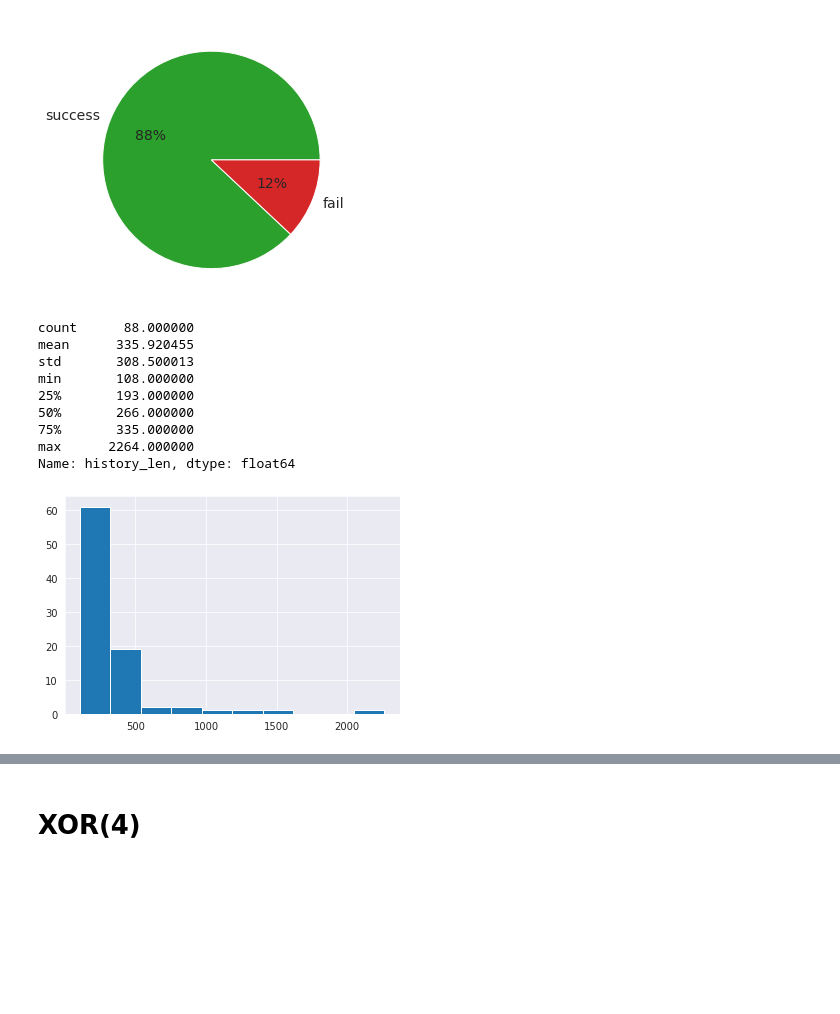
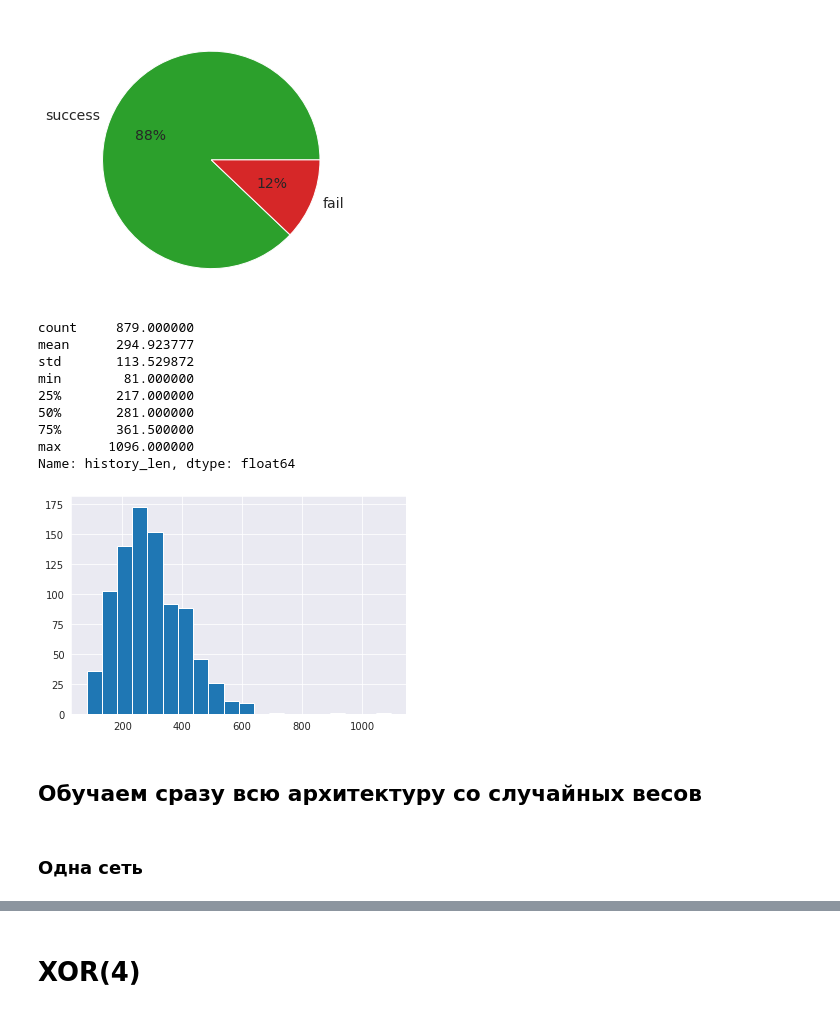
Before and after one commit to skolpin/neuro-boolean-research, a Jupyter notebook: incremental_synthesis.ipynb, the cells around one changed output, grey strips where cells are left out. Drawn from its saved outputs; the diff is of its cells as text; code cells hidden in the pictures; blank space fills up the shorter version.

```diff
--- a/incremental_synthesis.ipynb
+++ b/incremental_synthesis.ipynb
@@ -161,7 +161,7 @@ from copy import deepcopy
 # https://github.com/pytorch/pytorch/issues/36459#:~:text=Here%27s%20my%20definition%3A
 
 class BigModel(nn.Module):
-    def __init__(self, base_models : list, activation=nn.Sigmoid(), init_form='normal'):
+    def __init__(self, base_models : list, activation=nn.Sigmoid(), init_form=None):
         super().__init__()
         self.base_models = nn.ModuleList(deepcopy(base_models))
 
@@ -265,9 +265,7 @@ def plot_loss(history_loss):
 # %% [markdown]
 # XOR(2)
 # %%
-%%time
-
 n = 2
-X, y = _xor(2)
+X, y = _xor(n)
 to_dataframe(X, y)
 # %% [output]
@@ -339,11 +345,12 @@ Success!
 # %%
 %%time
-set_random_seed(42)
+# set_random_seed(42)
 history_dict = {}
+neurons = [neuron_1, neuron_2]
 
-for i in tqdm(range(100)):
+for i in tqdm(range(1000)):
 
-    big_model = BigModel([neuron_1, neuron_2]).to(device)
+    big_model = BigModel(neurons).to(device)
 
     history = train(big_model, X, y, device=device, epochs=5000, verbose=False)
 
@@ -362,6 +369,6 @@ Wall time: 1min 7s
 # %%
-run_df = pd.DataFrame(history_dict).T.astype(dict(zip(history_dict[1].keys(), ['object', 'int', 'bool'])))
-counter = run_df['success'].value_counts().to_dict()
-run_df
+run_big = pd.DataFrame(history_dict).T.astype(dict(zip(history_dict[1].keys(), ['object', 'int', 'bool'])))
+counter = run_big['success'].value_counts().to_dict()
+run_big
 # %% [output]
 |  | history_loss | history_len | success |
@@ -407,19 +414,23 @@ plt.show()
 # %% [output]
 [figure]
 # %%
-stat_big = run_df[run_df['success']]['history_len'].describe()
+stat_big = run_big[run_big['success']]['history_len'].describe()
 stat_big
 # %% [output]
-count      88.000000
-mean      335.920455
-std       308.500013
-min       108.000000
-25%       193.000000
-50%       266.000000
-75%       335.000000
-max      2264.000000
+count     879.000000
+mean      294.923777
+std       113.529872
+min        81.000000
+25%       217.000000
+50%       281.000000
+75%       361.500000
+max      1096.000000
 Name: history_len, dtype: float64
 # %%
-run_df[run_df['success']]['history_len'].hist();
+run_big[run_big['success']]['history_len'].hist(bins=20);
 # %% [output]
-[figure, old version]
+[figure, new version]
+# %% [markdown]
+## Обучаем сразу всю архитектуру со случайных весов
+# %% [markdown]
+### Одна сеть
```
Also changed, not shown: parts of 25 cells of this notebook.
